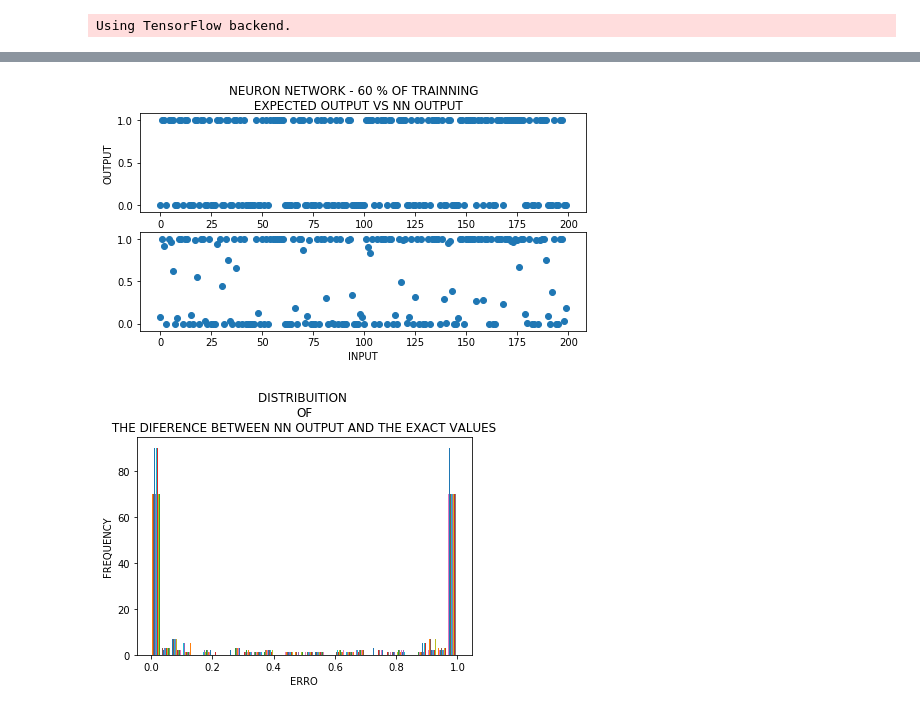
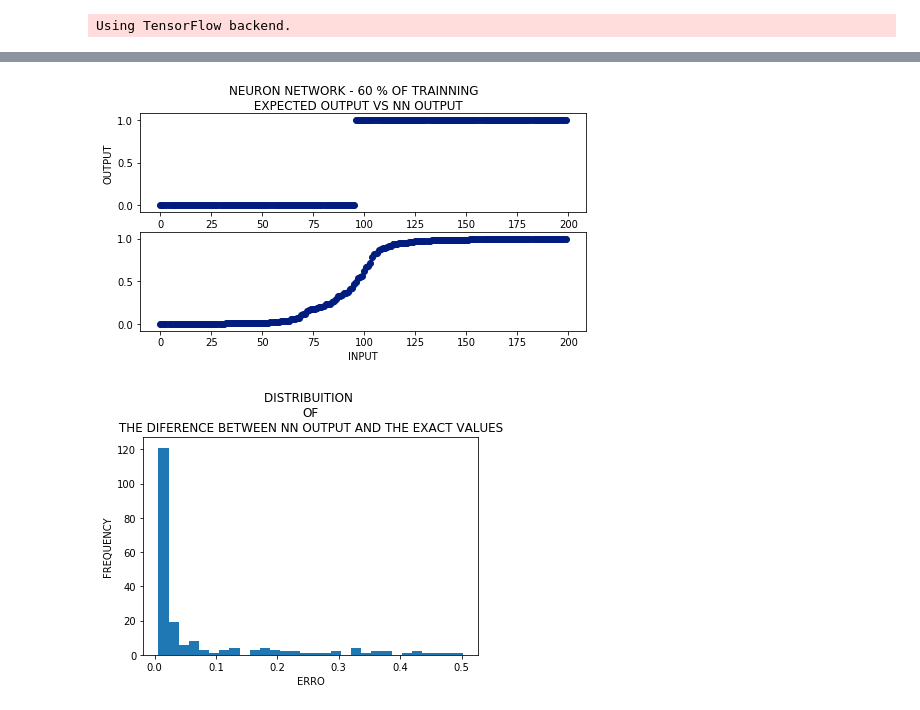
Before and after one commit to python-cbpf/machine-learning-estevanmendes, a Jupyter notebook: NN_v4.py.ipynb, the cells around one changed output, grey strips where cells are left out. Cells and saved outputs as stored; diff of their text form; code cells hidden in the pictures.

```diff
--- a/NN_v4.py.ipynb
+++ b/NN_v4.py.ipynb
@@ -9,6 +9,8 @@ Using TensorFlow backend.
 model = Sequential()#[Dense(4,activation='sigmoid',use_bias=True, input_dim=2)])
 # %%
 model.add(Dense(4,activation='sigmoid',use_bias=True, input_dim=2))
+# %%
+model.add(Dense(2,activation='sigmoid'))
 # %%
 model.add(Dense(1,activation='sigmoid'))
 # %%
@@ -47,3 +68,3 @@ RESULTS_NN=np.zeros(len(RESULTS[END:]))
 # %%
-model.fit(DATA_train,RESULTS_train, epochs=100, batch_size=10)
+model.fit(DATA_train,RESULTS_train, epochs=300, batch_size=10)
 # %% [output]
@@ -67,3 +88,6 @@ Epoch 100/100
 <keras.callbacks.callbacks.History at 0x...>
 # %%
 RESULTS_NN=model.predict(DATA_check, batch_size=None, verbose=0, steps=None, callbacks=None, max_queue_size=10, workers=1, use_multiprocessing=False)
+RESULTS_NN_trans=RESULTS_NN.transpose()
+RESULTS_NN=RESULTS_NN_trans[0,:]
+print(RESULTS_NN)
@@ -70,25 +112,24 @@ RESULTS_NN=model.predict(DATA_check, batch_size=None, verbose=0, steps=None, cal
 # %%
 import matplotlib.pyplot as plt
 fig, axs = plt.subplots(2,figsize=(8,4))
 plt.suptitle('NEURON NETWORK - 60 % OF TRAINNING \n EXPECTED OUTPUT VS NN OUTPUT')
 
 x1=np.arange(len(RESULTS_NN))
 
-axs[1].scatter(x1,RESULTS_NN, marker='o',label="CORRECT OUTUPTS")
-axs[0].scatter(x1,RESULTS_check,label="NN OUTUPTS")
+axs[1].scatter(x1,sorted(RESULTS_NN), marker='o',label="CORRECT OUTUPTS")
+axs[0].scatter(x1,sorted(RESULTS_check),label="NN OUTUPTS")
 axs[1].set_xlabel('INPUT')
 axs[0].set_ylabel('OUTPUT')
 #plt.tight_layout()
 plt.show()
 # %% [output]
-[figure, old version]
+[figure, new version]
 # %%
 ERRO=np.fabs(RESULTS_check-RESULTS_NN)
 plt.hist(ERRO,bins=30)
 plt.title("DISTRIBUITION \nOF\n THE DIFERENCE BETWEEN NN OUTPUT AND THE EXACT VALUES ")
 plt.ylabel('FREQUENCY')
 plt.xlabel('ERRO')
-plt.style.use('seaborn-dark-palette')
 plt.show()
 # %% [output]
-[figure, old version]
+[figure, new version]
```
Also changed, not shown: parts of 5 cells of this notebook, 8 other files.
